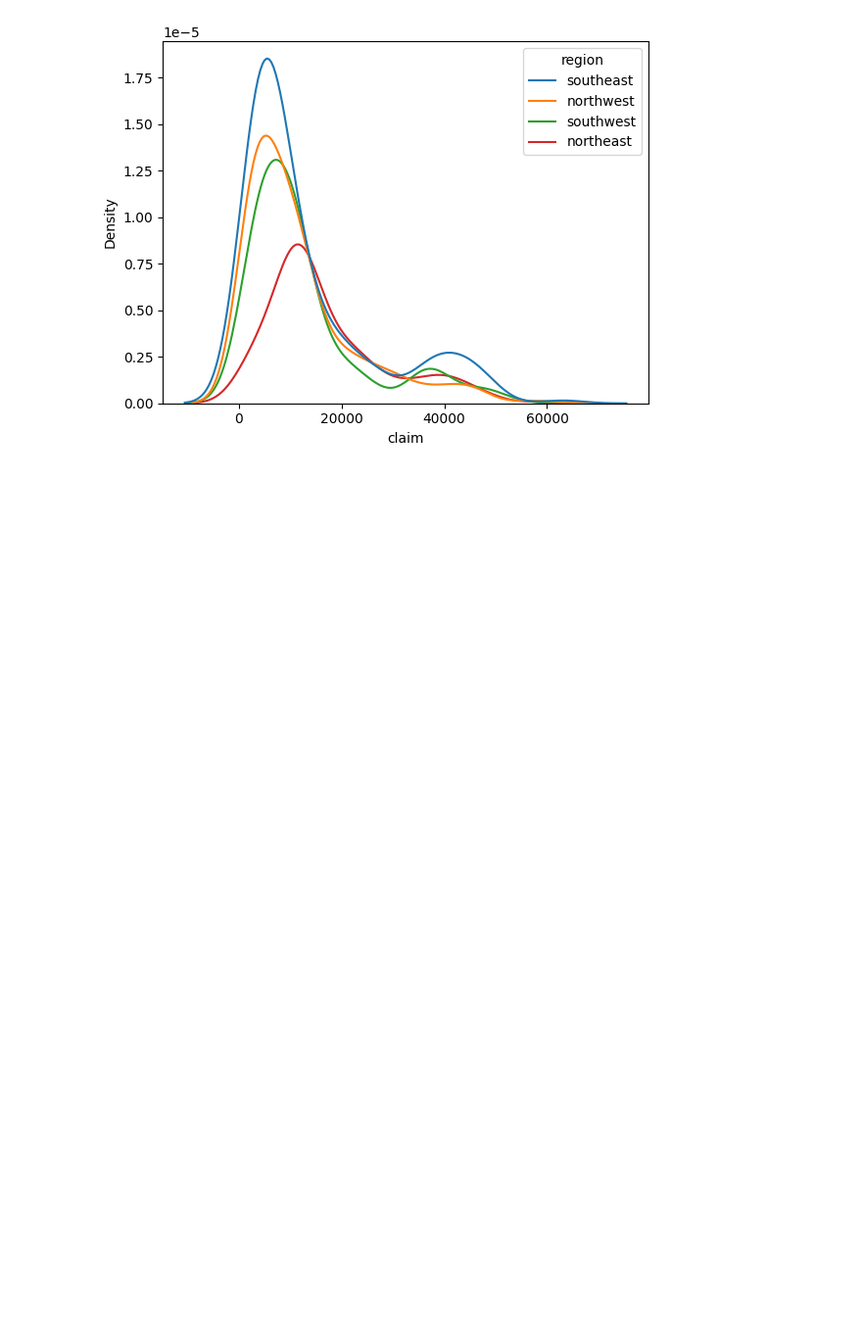
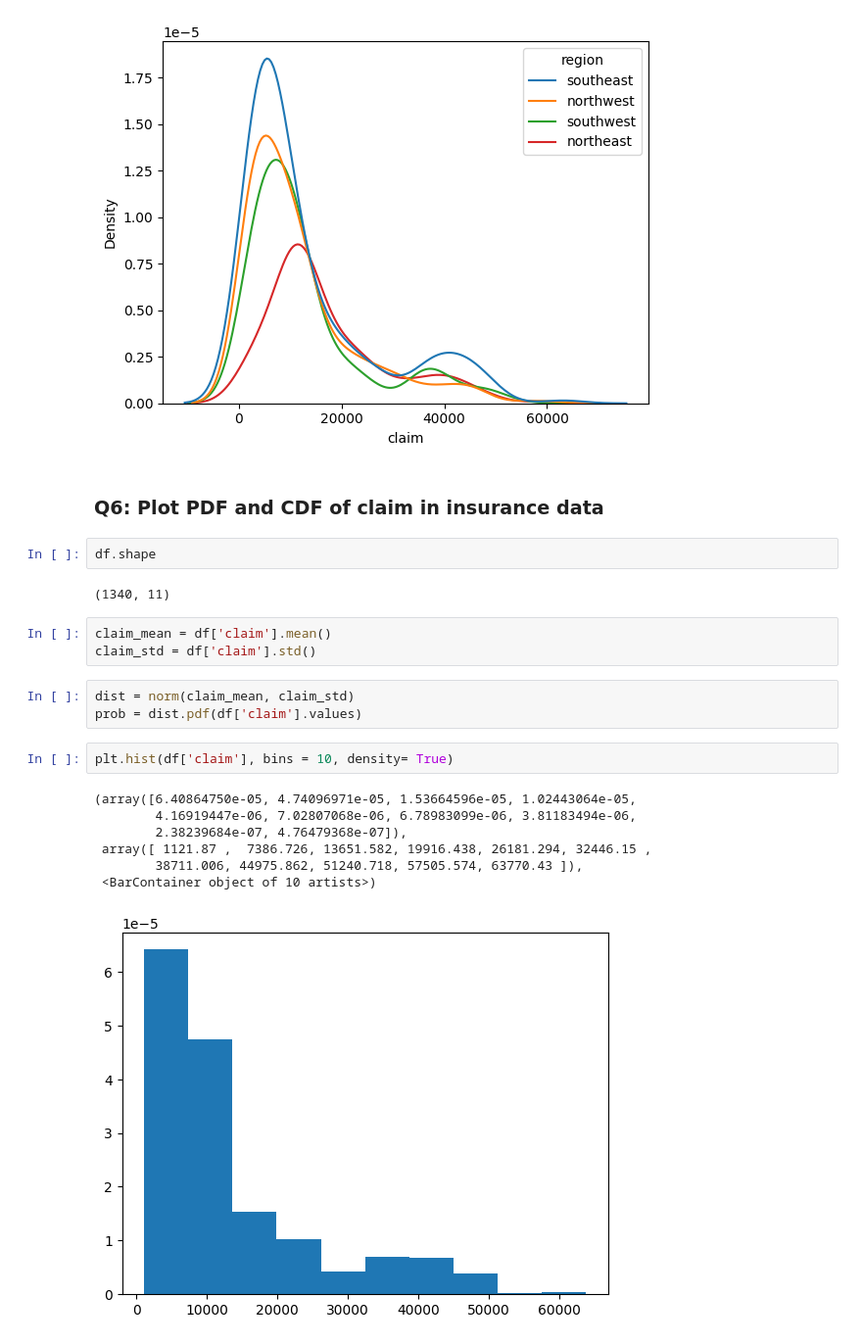
Before and after one commit to NityaVerma19/DSMP, a Jupyter notebook: Descriptive stats 2/task_40.ipynb, the cells around one changed output. Shown at 98% size. Drawn from its saved outputs; the diff is of its cells as text; blank space fills up the shorter version.

```diff
--- a/Descriptive stats 2/task_40.ipynb
+++ b/Descriptive stats 2/task_40.ipynb
@@ -93,3 +93,25 @@ sns.kdeplot(df, x = "claim", hue = "region")
 # %% [output]
 <Axes: xlabel='claim', ylabel='Density'>
 [figure]
+# %% [markdown]
+### Q6: Plot PDF and CDF of claim in insurance data
+# %%
+df.shape
+# %% [output]
+(1340, 11)
+# %%
+claim_mean = df['claim'].mean()
+claim_std = df['claim'].std()
+# %%
+dist = norm(claim_mean, claim_std)
+prob = dist.pdf(df['claim'].values)
+# %%
+plt.hist(df['claim'], bins = 10, density= True)
+# %% [output]
+(array([6.40864750e-05, 4.74096971e-05, 1.53664596e-05, 1.02443064e-05,
+        4.16919447e-06, 7.02807068e-06, 6.78983099e-06, 3.81183494e-06,
+        2.38239684e-07, 4.76479368e-07]),
+ array([ 1121.87 ,  7386.726, 13651.582, 19916.438, 26181.294, 32446.15 ,
+        38711.006, 44975.862, 51240.718, 57505.574, 63770.43 ]),
+ <BarContainer object of 10 artists>)
+[figure, added]
```
Also changed, not shown: parts of 1 cell of this notebook.
